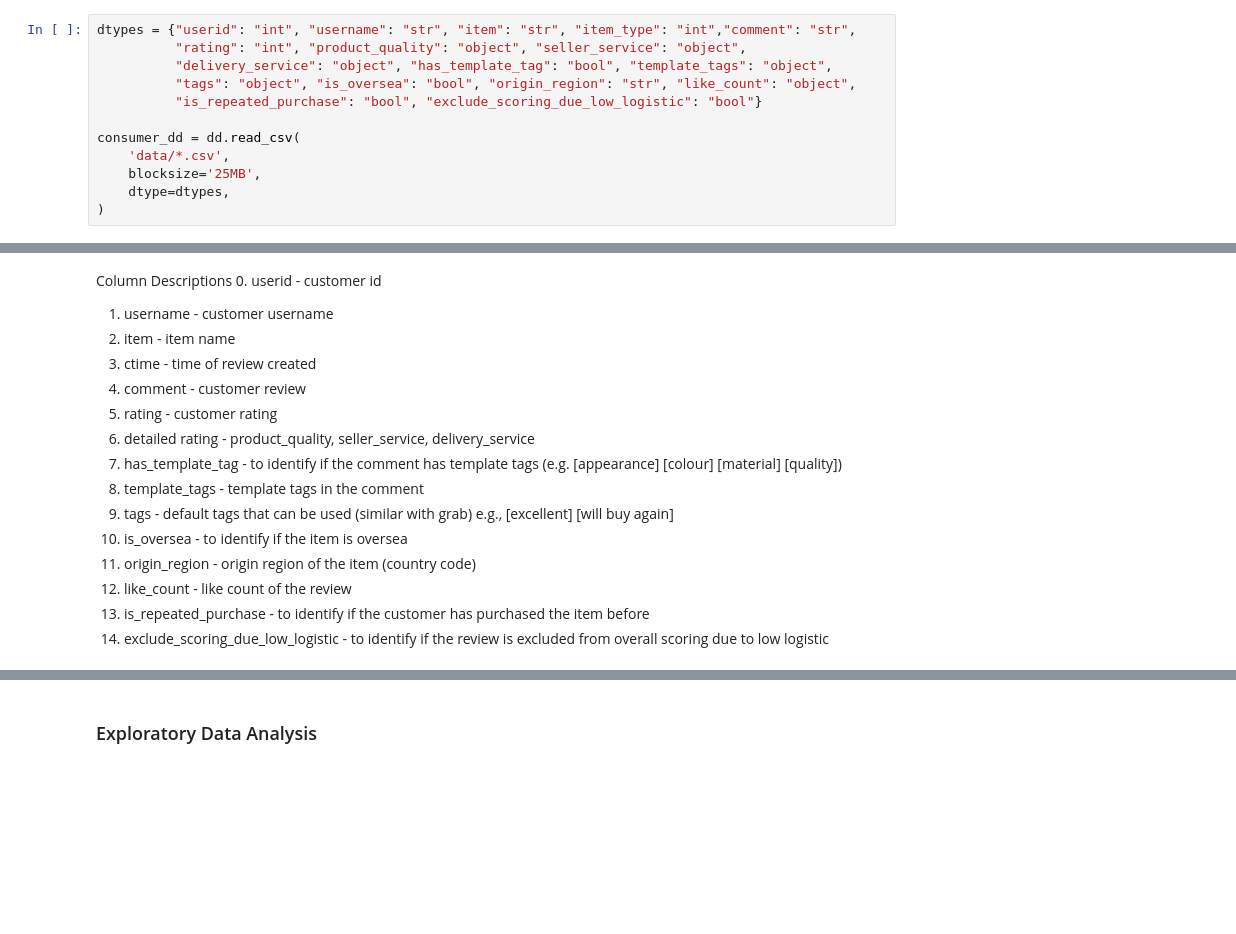
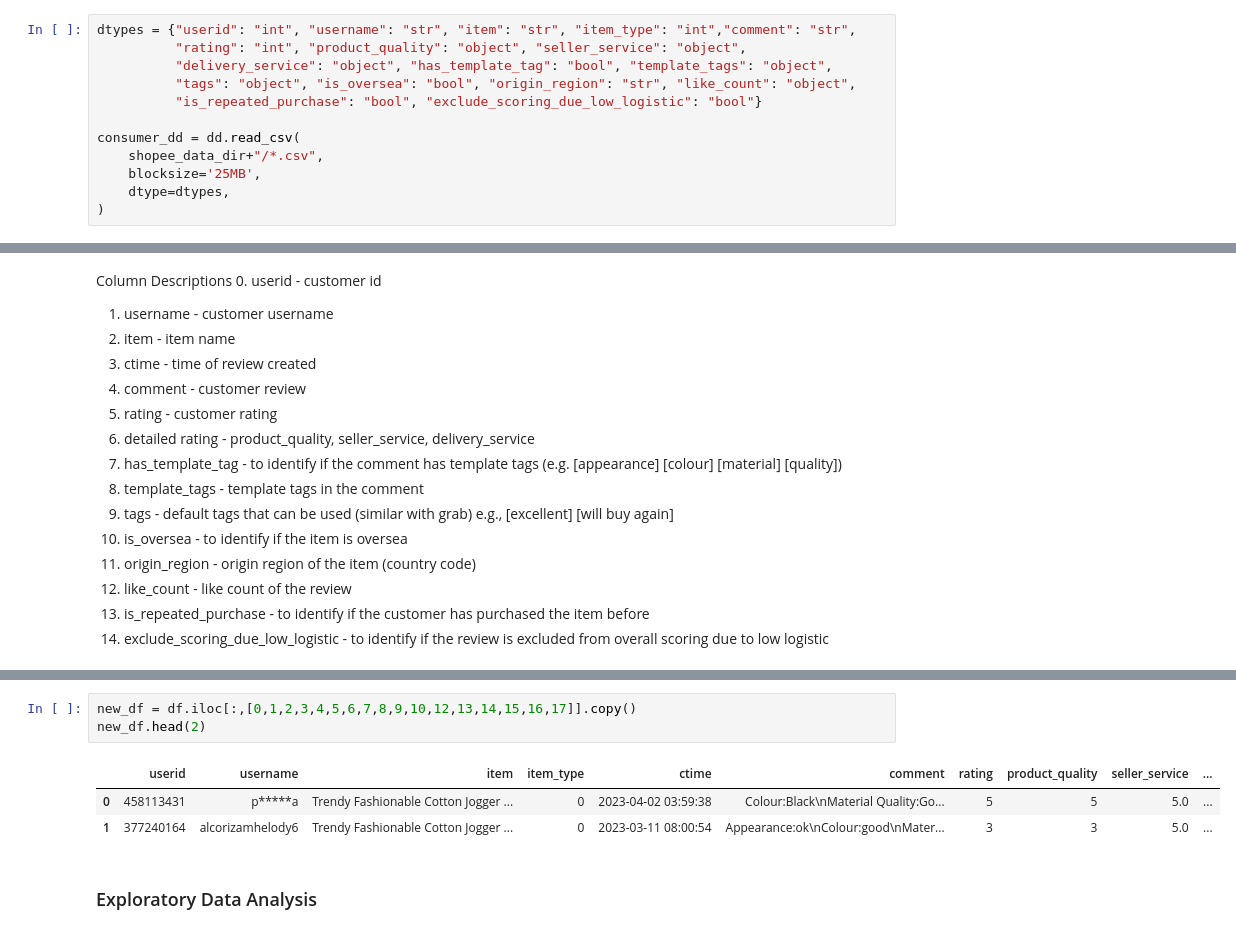
Before and after one commit to scaredmeow/data-shopee-crawler, a Jupyter notebook: main.ipynb, the cells around one changed output, grey strips where cells are left out. Cells and saved outputs as stored; diff of their text form; blank space fills up the shorter version.

```diff
--- a/main.ipynb
+++ b/main.ipynb
@@ -61,7 +79,7 @@ dtypes = {"userid": "int", "username": "str", "item": "str", "item_type": "int",
           "is_repeated_purchase": "bool", "exclude_scoring_due_low_logistic": "bool"}
 
 consumer_dd = dd.read_csv(
-    'data/*.csv',
+    shopee_data_dir+"/*.csv",
     blocksize='25MB',
     dtype=dtypes,
 )
@@ -95,3 +141,10 @@ df.head(2)
+# %%
+new_df = df.iloc[:,[0,1,2,3,4,5,6,7,8,9,10,12,13,14,15,16,17]].copy()
+new_df.head(2)
+# %% [output]
+|  | userid | username | item | item_type | ctime | comment | rating | product_quality | seller_service | ... |
+| 0 | 458113431 | p*****a | Trendy Fashionable Cotton Jogger ... | 0 | 2023-04-02 03:59:38 | Colour:Black\nMaterial Quality:Go... | 5 | 5 | 5.0 | ... |
+| 1 | 377240164 | alcorizamhelody6 | Trendy Fashionable Cotton Jogger ... | 0 | 2023-03-11 08:00:54 | Appearance:ok\nColour:good\nMater... | 3 | 3 | 5.0 | ... |
 # %% [markdown]
 ### Exploratory Data Analysis
 # %%
```
Also changed, not shown: parts of 7 cells of this notebook, 2 other files.
